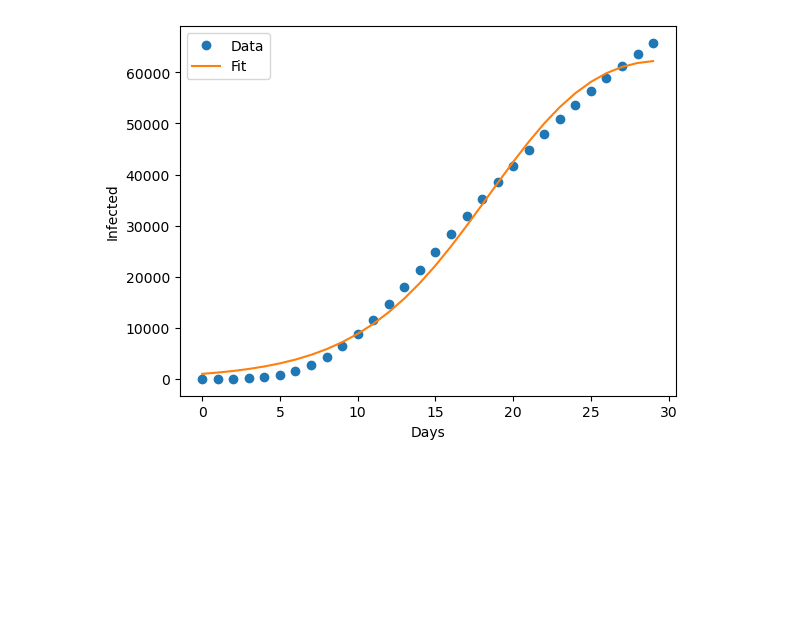
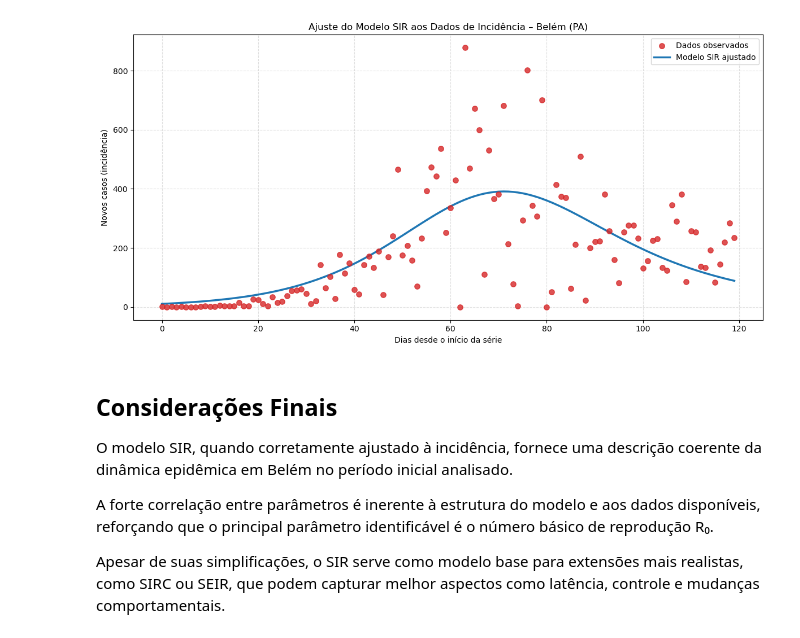
Before and after one commit to albertoakel/Endemic_model, a Jupyter notebook: Notebooks/Simulacao_SIR_LMFIT_model.ipynb, the cells around one changed output. Cells and saved outputs as stored; diff of their text form; code cells hidden in the pictures; blank space fills up the shorter version.

```diff
--- a/Notebooks/Simulacao_SIR_LMFIT_model.ipynb
+++ b/Notebooks/Simulacao_SIR_LMFIT_model.ipynb
@@ -84,5 +113,4 @@ beta1=out.values['beta']
 # %%
-# Define the SIR model differential equations
 def sir_model(y, t, N, beta, gamma):
     S, I, R = y
     dSdt = -beta * S * I / N
@@ -90,43 +118,56 @@ def sir_model(y, t, N, beta, gamma):
     dRdt = gamma * I
     return [dSdt, dIdt, dRdt]
 
-# Wrapper function for lmfit
 def model_sir(t, N, beta, gamma, I0):
-    # Initial conditions: S0 = N-I0, I0, R0=0
-    y0 = [N-I0, I0, 0]
+    y0 = [N - I0, I0, 0]
     out = odeint(sir_model, y0, t, args=(N, beta, gamma))
     S, I, R = out.T
-    return I
+    incidence = beta * S * I / N
+    return incidence
 
-# Create lmfit model
 mod = lmfit.Model(model_sir)
 
-# Set parameter hints with realistic bounds
-#mod.set_param_hint("N", value=10000, min=nd/2, max=1e6)  # Total population
-mod.set_param_hint("N",value= 100000, vary=False)  # Total population
-mod.set_param_hint("beta", value=0.2, min=0.001, max=2)  # Infection rate
-mod.set_param_hint("gamma", value=0.1, min=0.001, max=1)  # Recovery rate
-mod.set_param_hint("I0", value=15, min=1, max=1000)  # Initial infected
+mod.set_param_hint("N", value=100000, min=10000, max=500000)
+mod.set_param_hint("beta", value=0.3, min=0.01, max=2)
+mod.set_param_hint("gamma", value=0.1, min=0.01, max=1)
+mod.set_param_hint("I0", value=10, min=1, max=500)
 
-# Create parameters
 params = mod.make_params()
 
-# Time points (days)
-t = np.linspace(0, nd-1, nd)
+# Vetor temporal (dias)
+t = np.linspace(0, nd - 1, nd)
 
-# Fit the model to your data (replace 'c' with your actual case data)
+# Ajuste do modelo SIR à incidência observada
 result = mod.fit(c, params, method="leastsq", t=t)
 
-# Print the fit report
+# Relatório do ajuste
 print(result.fit_report())
 
-# Plot results
-import matplotlib.pyplot as plt
-plt.plot(t, c, 'o', label='Data')
-plt.plot(t, result.best_fit, '-', label='Fit')
-plt.xlabel('Days')
-plt.ylabel('Infected')
+# Visualização do ajuste
+plt.figure(figsize=(12, 6))
+
+plt.scatter(
+    t, c,
+    color='tab:red',
+    s=45,
+    alpha=0.8,
+    label='Dados observados',
+    zorder=3
+)
+
+plt.plot(
+    t, result.best_fit,
+    color='tab:blue',
+    lw=2.5,
+    label='Modelo SIR ajustado'
+)
+
+plt.xlabel('Dias desde o início da série')
+plt.ylabel('Novos casos (incidência)')
+plt.title('Ajuste do Modelo SIR aos Dados de Incidência – Belém (PA)')
+plt.grid(True, linestyle='--', alpha=0.4)
 plt.legend()
+plt.tight_layout()
 plt.show()
 # %% [output]
 [[Model]]
@@ -149 +190,9 @@ plt.show()
-[figure, old version]
+[figure, new version]
+# %% [markdown]
+## Considerações Finais
+
+O modelo SIR, quando corretamente ajustado à incidência, fornece uma descrição coerente da dinâmica epidêmica em Belém no período inicial analisado.
+
+A forte correlação entre parâmetros é inerente à estrutura do modelo e aos dados disponíveis, reforçando que o principal parâmetro identificável é o número básico de reprodução R₀.
+
+Apesar de suas simplificações, o SIR serve como modelo base para extensões mais realistas, como SIRC ou SEIR, que podem capturar melhor aspectos como latência, controle e mudanças comportamentais.
```
Also changed, not shown: parts of 10 cells of this notebook.
